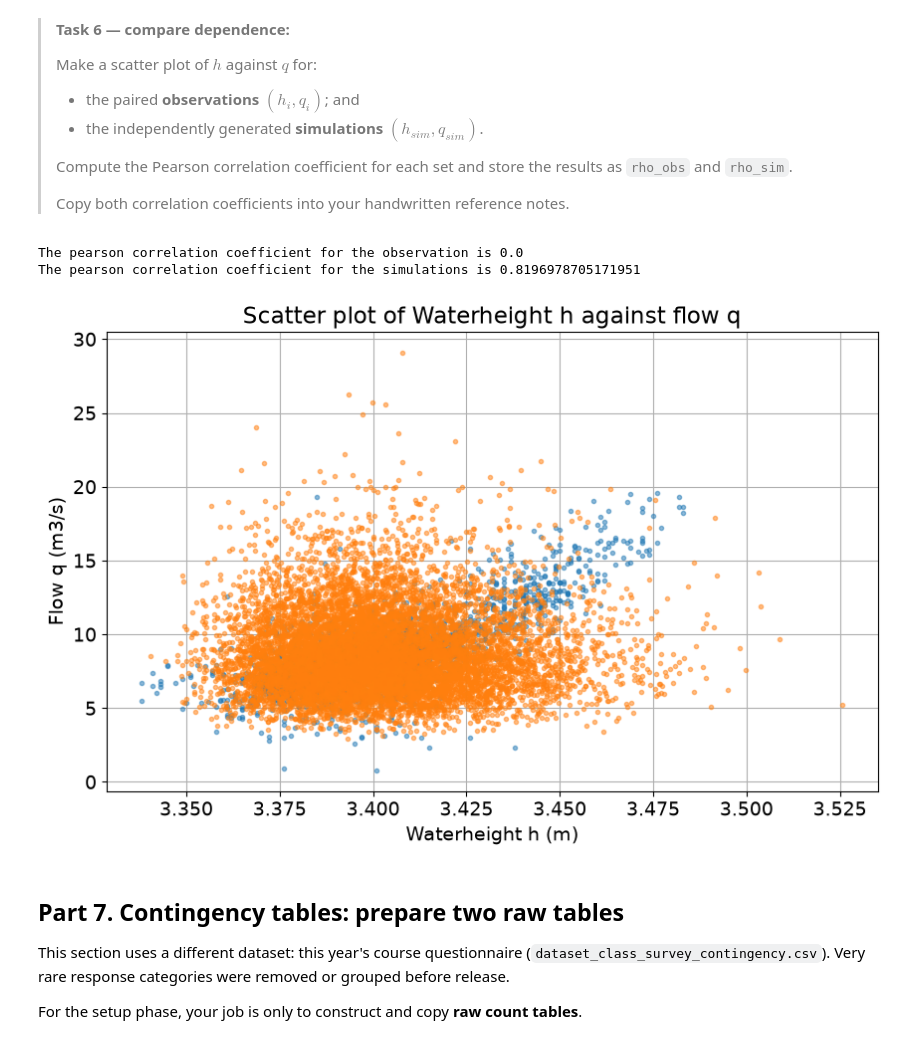
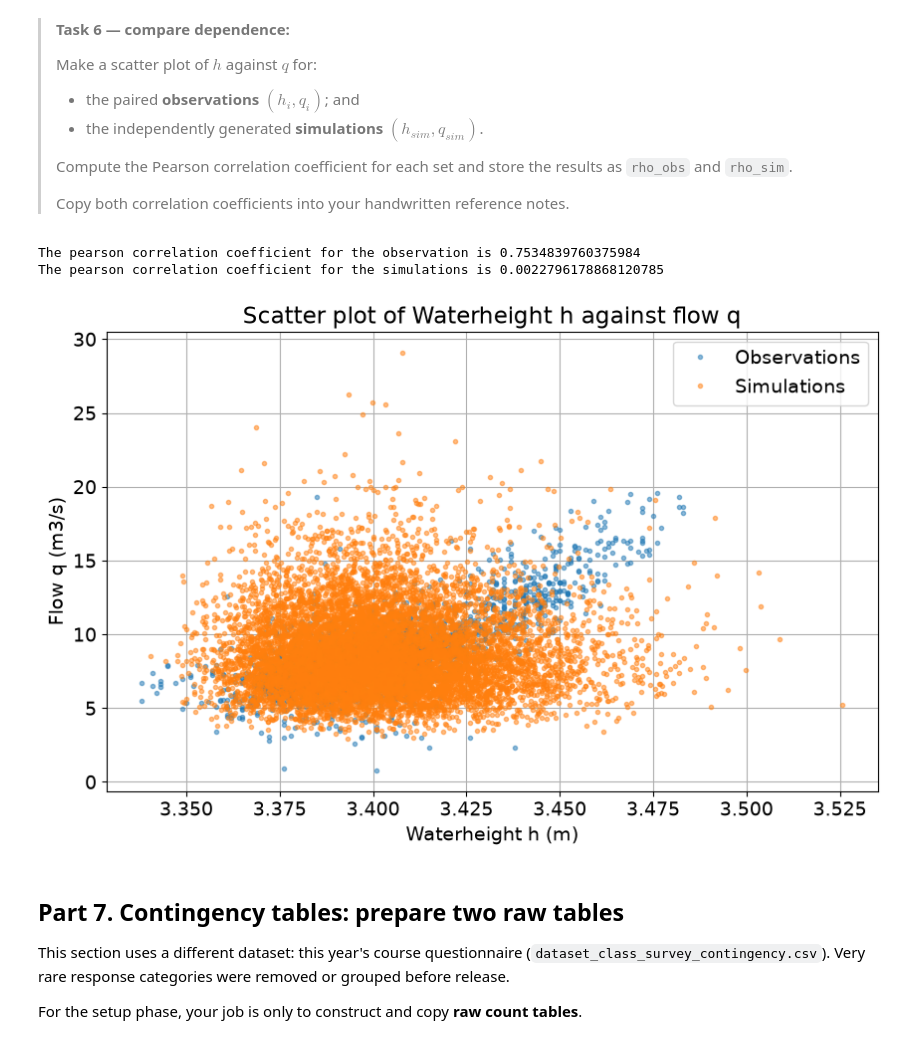
Before and after one commit to fanny200000/GA1.4, a Jupyter notebook: GA_1.4.ipynb, the cells around one changed output. Saved outputs shown, nothing was run; the diff lists cells and outputs as text; code cells hidden in the pictures.

```diff
--- a/GA_1.4.ipynb
+++ b/GA_1.4.ipynb
@@ -367,22 +367,23 @@ Simulated u:  mean = 0.027022270773041805  std = 0.008559846208508798
 # %%
 plt.figure(figsize=(10, 6))
 plt.plot(h, q, 'o', markersize = 3, label='Observations', alpha=0.5)
 plt.plot(rs_h, rs_q, 'o', markersize = 3, label='Simulations', alpha=0.5)
 plt.grid()
 plt.xlabel('Waterheight h (m)')
 plt.ylabel('Flow q (m3/s)')
 plt.title('Scatter plot of Waterheight h against flow q')
+plt.legend()
 
 #Pearson correlation
-rho_obs = stats.pearsonr(h, q)[1]
-rho_sim = stats.pearsonr(rs_h, rs_q)[1]
+rho_obs = stats.pearsonr(h, q)[0]
+rho_sim = stats.pearsonr(rs_h, rs_q)[0]
 
 print(f'The pearson correlation coefficient for the observation is {rho_obs}')
 print(f'The pearson correlation coefficient for the simulations is {rho_sim}')
 # %% [output]
-The pearson correlation coefficient for the observation is 0.0
-The pearson correlation coefficient for the simulations is 0.8196978705171951
+The pearson correlation coefficient for the observation is 0.7534839760375984
+The pearson correlation coefficient for the simulations is 0.0022796178868120785
-[figure, old version]
+[figure, new version]
 # %% [markdown]
 ## Part 7. Contingency tables: prepare two raw tables
 
```
